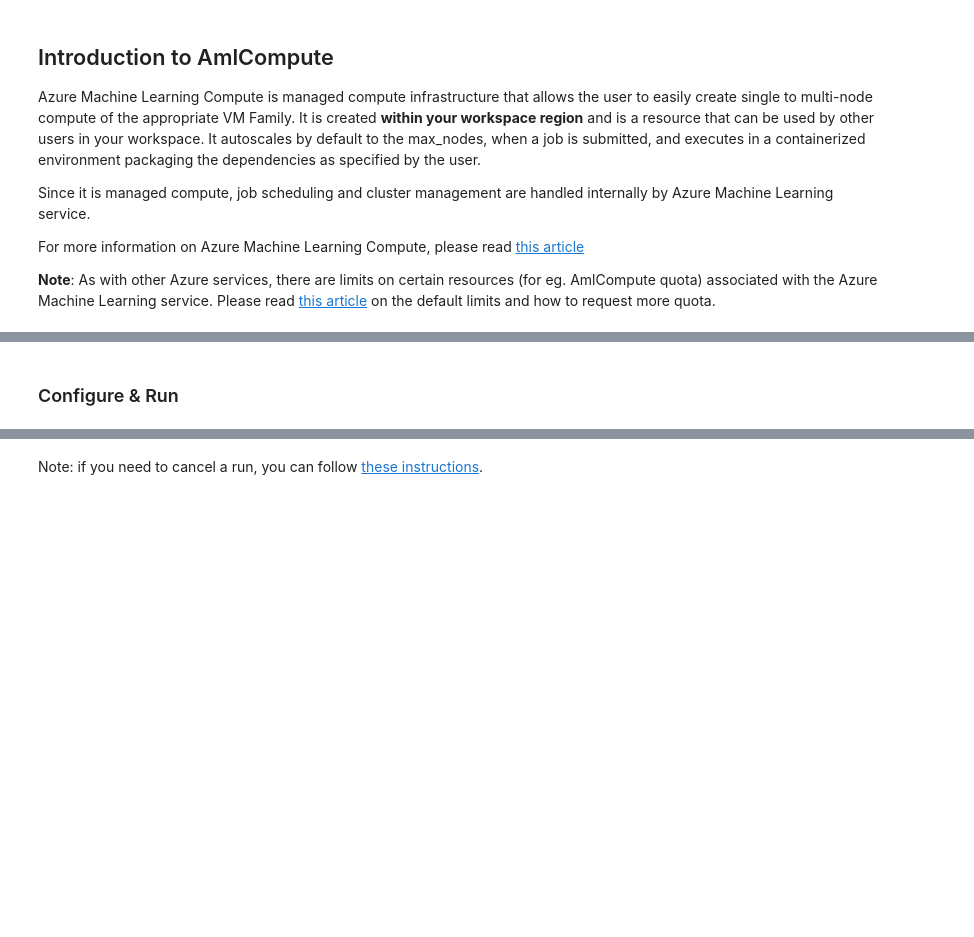
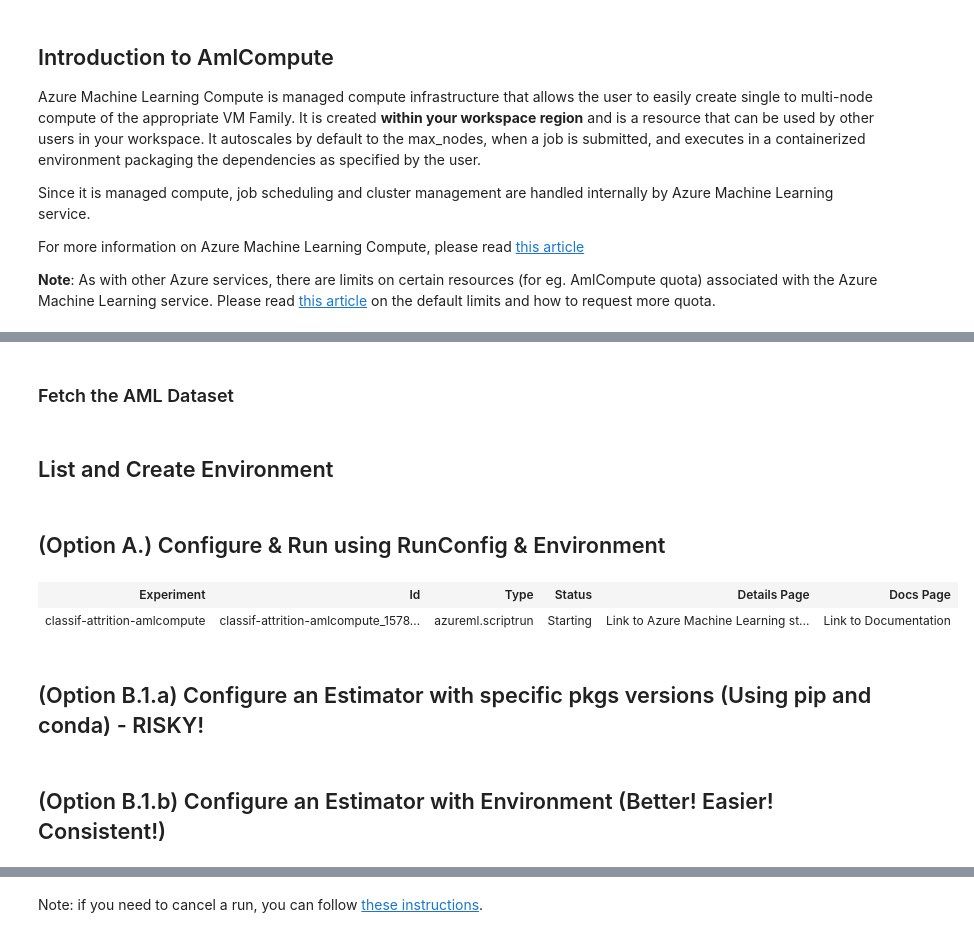
Before and after one commit to danielsc/azureml-workshop-2019, a Jupyter notebook: 2-training-and-interpretability/2.1-aml-training-and-hyperdrive/2-scikit-learn-remote-training-on-aml-compute-plus-hyperdrive/binayclassification-employee-attrition-aml-compute-notebook.ipynb, the cells around one changed output, grey strips where cells are left out. Cells and saved outputs as stored; diff of their text form; code cells hidden in the pictures; blank space fills up the shorter version.

Commit message:
Updated to latesst Cesar notebooks versions

```diff
--- a/2-training-and-interpretability/2.1-aml-training-and-hyperdrive/2-scikit-learn-remote-training-on-aml-compute-plus-hyperdrive/binayclassification-employee-attrition-aml-compute-notebook.ipynb
+++ b/2-training-and-interpretability/2.1-aml-training-and-hyperdrive/2-scikit-learn-remote-training-on-aml-compute-plus-hyperdrive/binayclassification-employee-attrition-aml-compute-notebook.ipynb
@@ -19,7 +39,7 @@ print(ws.name, ws.resource_group, ws.location, ws.subscription_id, sep='\n')
 **Experiment** is a logical container in an Azure ML Workspace. It hosts run records which can include run metrics and output artifacts from your experiments.
 # %%
 from azureml.core import Experiment
-experiment_name = 'classif-empl-attrition-remote-amlcompute'
+experiment_name = 'classif-attrition-amlcompute'
 experiment = Experiment(workspace=ws, name=experiment_name)
 # %% [markdown]
 ## Introduction to AmlCompute
@@ -39,6 +59,8 @@ Create a directory that will contain all the necessary code from your local mach
 import os
 import shutil
 
-project_folder = './classif-empl-attrition-remote-amlcompute'
+project_folder = './classif-attrition-amlcompute'
 os.makedirs(project_folder, exist_ok=True)
+
+# Copy the training script into the project directory
 shutil.copy('train.py', project_folder)
@@ -54,7 +78,50 @@ from azureml.core.compute_target import ComputeTargetException
 cluster_name = "cesardl-cpu-clus"
 
 cluster = ws.compute_targets[cluster_name]
+# %% [markdown]
+### Fetch the AML Dataset
+# %%
+aml_dataset = ws.datasets['IBM-Employee-Attrition']
+# %% [markdown]
+## List and Create Environment
+# %%
+from azureml.core import Environment
+
+envs = Environment.list(workspace=ws)
+
+# List Environments and packages in my workspace
+# for env in envs:
+#    if env.startswith("AzureML"):
+#        print("Name",env)
+#        print("packages", envs[env].python.conda_dependencies.serialize_to_string())
+
+# Use curated environment from AML named "AzureML-Tutorial"
+environment = Environment.get(workspace=ws, name="AzureML-Tutorial")  # Custom environment: Environment.get(workspace=ws,name="myenv",version="1")
 # %% [markdown]
-### Configure & Run
+## (Option A.) Configure & Run using RunConfig & Environment
+# %%
+# Add training script to run config
+from azureml.core import ScriptRunConfig, RunConfiguration, Experiment
+
+runconfig = ScriptRunConfig(source_directory=project_folder,
+                            script="train.py",
+                            arguments=[aml_dataset.as_named_input('attrition')]
+                           )
+
+# Attach compute target to run config
+runconfig.run_config.target = cluster
+# runconfig.run_config.target = "local"
+
+# Attach environment to run config
+runconfig.run_config.environment = environment
+
+# Submit the Experiment Run to the AML Compute
+run = experiment.submit(runconfig)
+run
+# %% [output]
+| Experiment | Id | Type | Status | Details Page | Docs Page |
+| classif-attrition-amlcompute | classif-attrition-amlcompute_1578... | azureml.scriptrun | Starting | Link to Azure Machine Learning st... | Link to Documentation |
+# %% [markdown]
+## (Option B.1.a) Configure an Estimator with specific pkgs versions (Using pip and conda) - RISKY!
 # %%
 from azureml.train.estimator import Estimator
@@ -75,0 +160,2 @@ run
+# %% [markdown]
+## (Option B.1.b) Configure an Estimator with Environment (Better! Easier! Consistent!)
```
Also changed, not shown: parts of 54 cells of this notebook, 2 other files.
